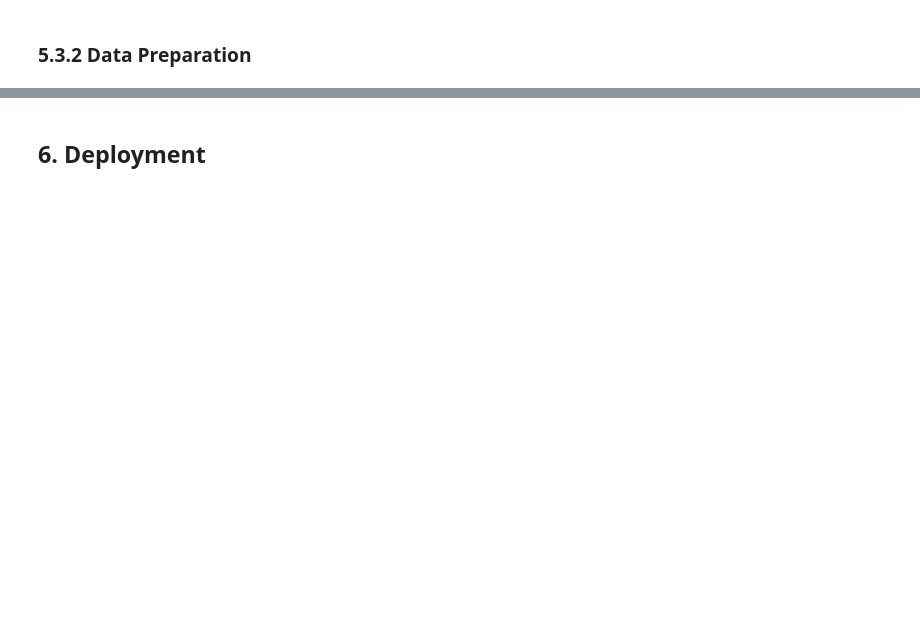
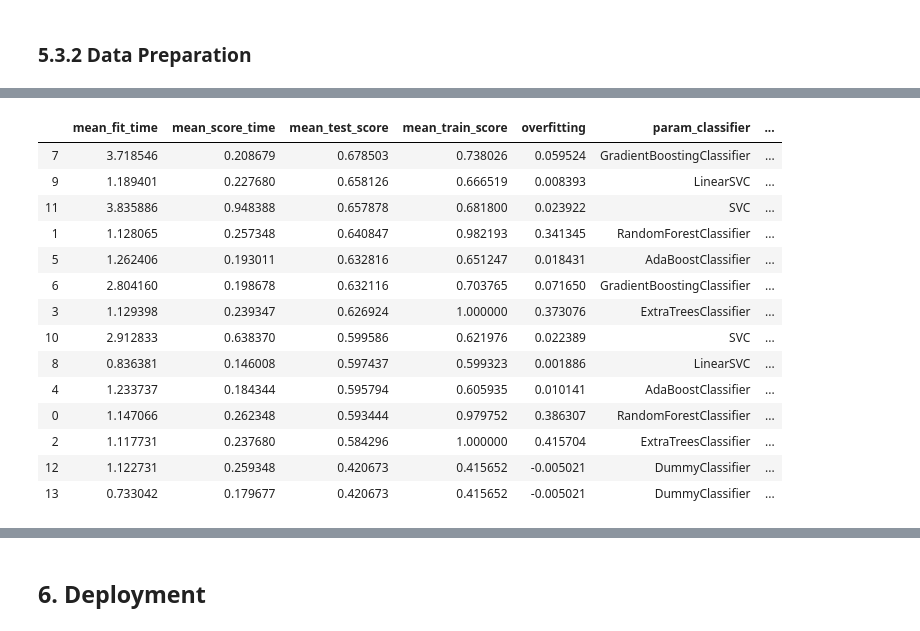
Before and after one commit to alfredsasko/Customer-Journey-Analytics, a Jupyter notebook: customer-journey-analytics.ipynb, the cells around one changed output, grey strips where cells are left out. Saved outputs shown, nothing was run; the diff lists cells and outputs as text; code cells hidden in the pictures; blank space fills up the shorter version.

Commit message:
5. Evaluation Completed (without markdown)

```diff
--- a/customer-journey-analytics.ipynb
+++ b/customer-journey-analytics.ipynb
@@ -1159,0 +1671,75 @@ data = pd.merge(agg_df,
+# %%
+# BUILD MACHINE LEARNING MODEL TO PREDICT BUYER PERSONA
+# ------------------------------------------------------
+
+# Add buyer personas (customer clusters) to additional data
+data = pd.merge(agg_df,
+                y_pred,
+                how='left',
+                left_index=True,
+                right_index=True)
+
+# Split data
+X = data[data.columns[~data.columns.str.contains('clusters')]]
+Y = data[data.columns[data.columns.str.contains('clusters')]]
+X_train, X_test, Y_train, Y_test = train_test_split(
+    X, Y, test_size=0.3, random_state=random_state
+)
+
+# Screen Classifiers
+# ------------------
+
+# Cycle over cluster solutions
+pipe, grid_search = {}, {}
+for k in num_seeds:
+    # set pipeline
+    pipe_steps = [
+        ('preprocessor', StandardScaler()),
+        ('feature_selector',
+         SelectFromModel(
+             RandomForestClassifier(
+                 n_jobs=-1,
+                 random_state=random_state
+            ),
+            threshold = -np.inf
+         )
+        ),
+        ('classifier', None)
+    ]
+
+    pipe[k] = Pipeline(pipe_steps)
+
+    # set grid_search
+    param_grid = {
+        'feature_selector__max_features': [8, 20],
+        'classifier': [
+            RandomForestClassifier(n_jobs=-1, random_state=random_state),
+            ExtraTreesClassifier(n_jobs=-1, random_state=random_state),
+            AdaBoostClassifier(random_state=random_state),
+            GradientBoostingClassifier(random_state=random_state),
+            LinearSVC(dual=False, random_state=random_state),
+            SVC(random_state=random_state),
+            DummyClassifier(random_state=random_state)
+        ]
+    }
+
+    grid_search[k] = GridSearchCV(
+        estimator=pipe[k],
+        param_grid=param_grid,
+        scoring='f1_weighted',
+        n_jobs=-1,
+        return_train_score=True
+    )
+
+    # run screening
+    title = 'MODEL SCREENING EVALUATION: {} CLUSTERS'.format(k)
+    grid_search[k] = helper.screen_model(
+        X_train,
+        X_test,
+        Y_train['clusters_{}'.format(k)],
+        Y_test['clusters_{}'.format(k)],
+        grid_search=grid_search[k],
+        title=title,
+        verbose='text'
+    )
+# %% [output]
@@ -1159,0 +1748,15 @@ data = pd.merge(agg_df,
+|  | mean_fit_time | mean_score_time | mean_test_score | mean_train_score | overfitting | param_classifier | ... |
+| 7 | 3.718546 | 0.208679 | 0.678503 | 0.738026 | 0.059524 | GradientBoostingClassifier | ... |
+| 9 | 1.189401 | 0.227680 | 0.658126 | 0.666519 | 0.008393 | LinearSVC | ... |
+| 11 | 3.835886 | 0.948388 | 0.657878 | 0.681800 | 0.023922 | SVC | ... |
+| 1 | 1.128065 | 0.257348 | 0.640847 | 0.982193 | 0.341345 | RandomForestClassifier | ... |
+| 5 | 1.262406 | 0.193011 | 0.632816 | 0.651247 | 0.018431 | AdaBoostClassifier | ... |
+| 6 | 2.804160 | 0.198678 | 0.632116 | 0.703765 | 0.071650 | GradientBoostingClassifier | ... |
+| 3 | 1.129398 | 0.239347 | 0.626924 | 1.000000 | 0.373076 | ExtraTreesClassifier | ... |
+| 10 | 2.912833 | 0.638370 | 0.599586 | 0.621976 | 0.022389 | SVC | ... |
+| 8 | 0.836381 | 0.146008 | 0.597437 | 0.599323 | 0.001886 | LinearSVC | ... |
+| 4 | 1.233737 | 0.184344 | 0.595794 | 0.605935 | 0.010141 | AdaBoostClassifier | ... |
+| 0 | 1.147066 | 0.262348 | 0.593444 | 0.979752 | 0.386307 | RandomForestClassifier | ... |
+| 2 | 1.117731 | 0.237680 | 0.584296 | 1.000000 | 0.415704 | ExtraTreesClassifier | ... |
+| 12 | 1.122731 | 0.259348 | 0.420673 | 0.415652 | -0.005021 | DummyClassifier | ... |
+| 13 | 0.733042 | 0.179677 | 0.420673 | 0.415652 | -0.005021 | DummyClassifier | ... |
```
Also changed, not shown: parts of 41 cells of this notebook, 4 other files.
